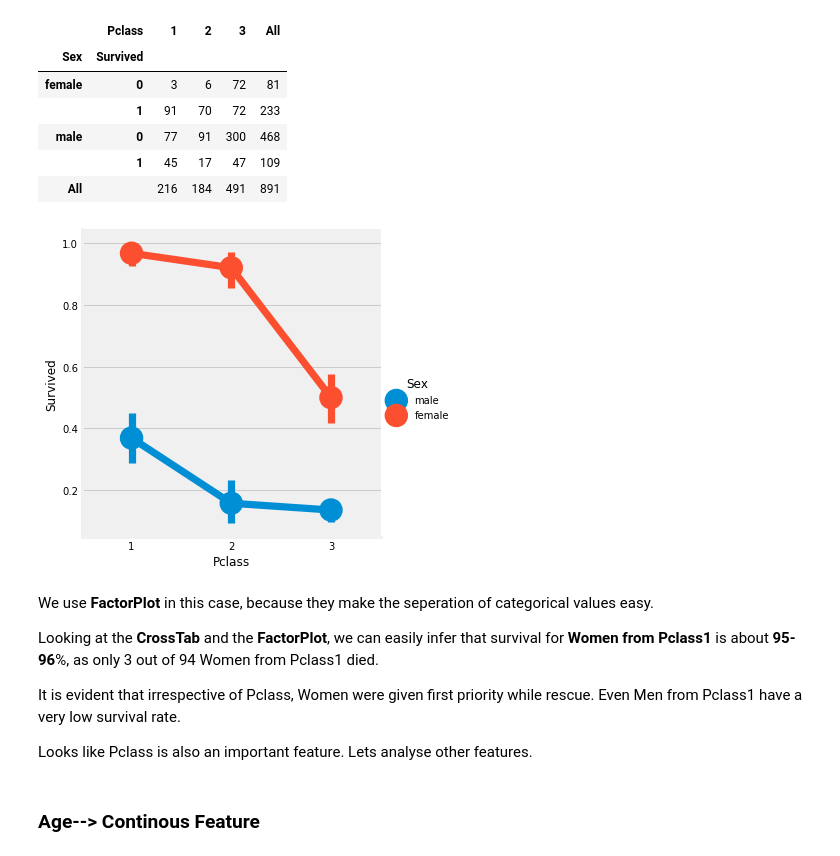
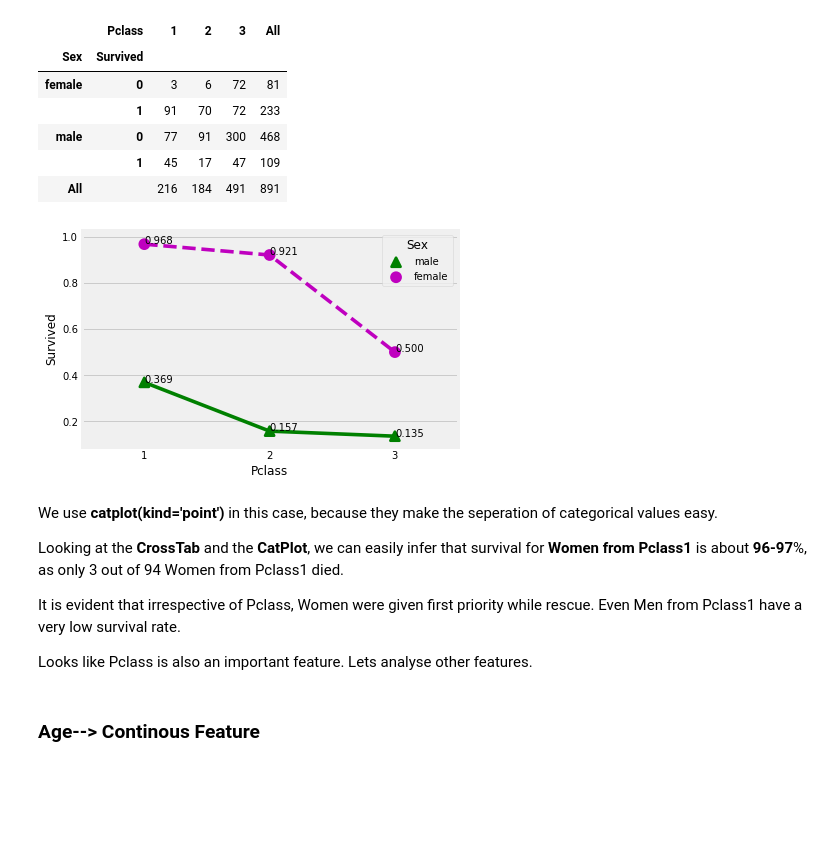
Before and after one commit to jeongnamho/Kaggle, a Jupyter notebook: Titanic/Dietanic.ipynb, the cells around one changed output. Cells and saved outputs as stored; diff of their text form; code cells hidden in the pictures; blank space fills up the shorter version.

```diff
--- a/Titanic/Dietanic.ipynb
+++ b/Titanic/Dietanic.ipynb
@@ -344,15 +320,27 @@ pd.crosstab([data.Sex,data.Survived],data.Pclass,margins=True).style.background_
 | male | 0 | 77 | 91 | 300 | 468 |
 |  | 1 | 45 | 17 | 47 | 109 |
 | All |  | 216 | 184 | 491 | 891 |
-# %%
-sns.factorplot('Pclass','Survived',hue='Sex',data=data)
-plt.show()
-# %% [output]
-[figure, removed]
+# %%
+plot = sns.pointplot('Pclass','Survived',hue='Sex',data=data, palette={"male": "g", "female": "m"},
+            markers=["^", "o"], linestyles=["-", "--"], scale = 0.5, ci=None, size=4)
+# 밑에 주석부분은 위의 코드와 똑같은데 차이점이 이 셀의 맨 밑 부분에서 하는 annotation이 안됌... 그래서 위의 걸로 했음
+# plot = sns.catplot('Pclass','Survived',hue='Sex',data=data, kind='point',palette={"male": "g", "female": "m"},
+#             markers=["^", "o"], linestyles=["-", "--"], scale = 0.5, ci=None, size=4)
+
+
+i = 0
+for c in plot.collections:
+    for of in c.get_offsets():
+        List = '{0:.03f}'.format(data.groupby(['Sex', 'Pclass'])['Survived'].mean().values[(3+i)%6])
+        plot.annotate(List, of)
+        i += 1
+plt.show()
+# %% [output]
+[figure, added]
 # %% [markdown]
-We use **FactorPlot** in this case, because they make the seperation of categorical values easy.
+We use **catplot(kind='point')** in this case, because they make the seperation of categorical values easy.
 
-Looking at the **CrossTab** and the **FactorPlot**, we can easily infer that survival for **Women from Pclass1** is about **95-96**%, as only 3 out of 94 Women from Pclass1 died.
+Looking at the **CrossTab** and the **CatPlot**, we can easily infer that survival for **Women from Pclass1** is about **96-97**%, as only 3 out of 94 Women from Pclass1 died.
 
 It is evident that irrespective of Pclass, Women were given first priority while rescue. Even Men from Pclass1 have a very low survival rate.
 
```
Also changed, not shown: parts of 7 cells of this notebook, 1 other file.
